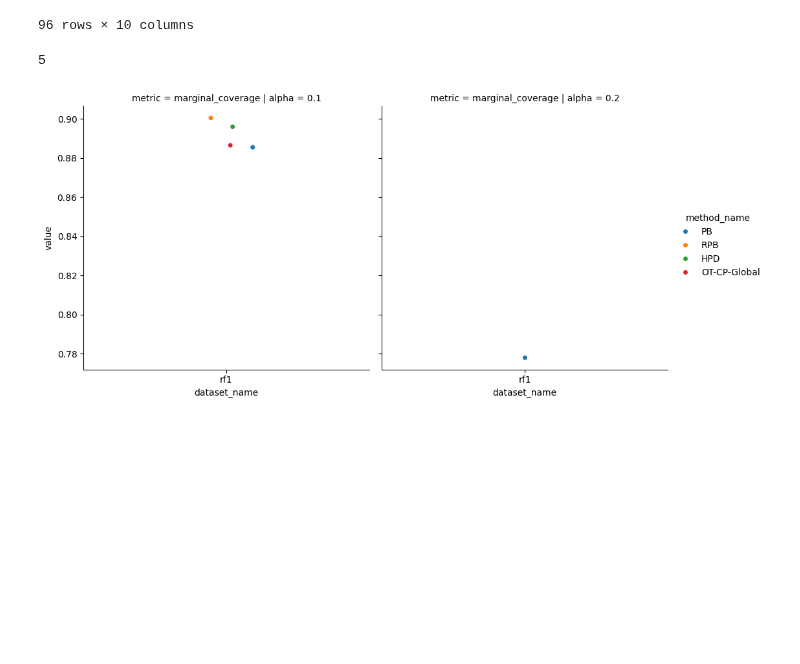
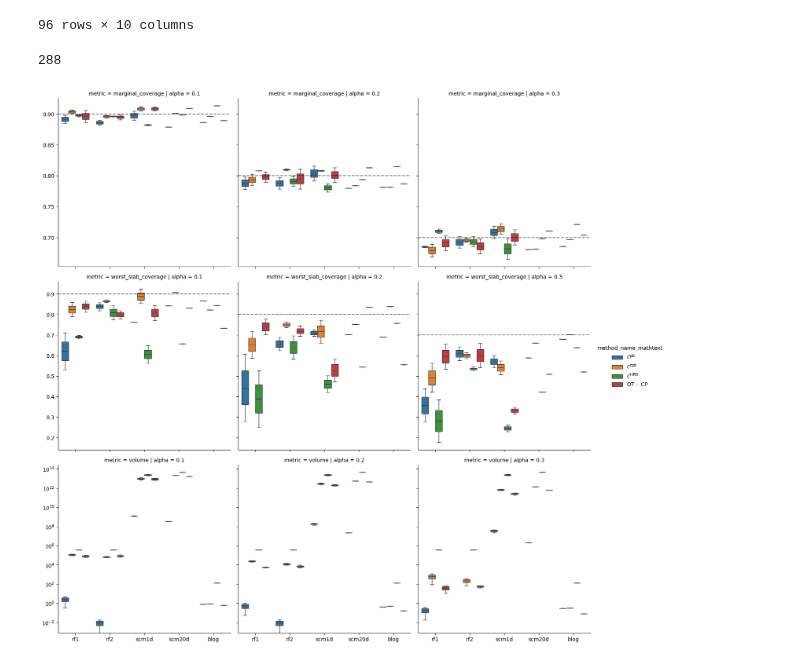
Before and after one commit to VldKnd/conditional_quantile_function, a Jupyter notebook: notebooks/conformal/plot_results.ipynb, the cells around one changed output. Drawn from its saved outputs; the diff is of its cells as text; code cells hidden in the pictures; blank space fills up the shorter version.

Commit message:
update plots

```diff
--- a/notebooks/conformal/plot_results.ipynb
+++ b/notebooks/conformal/plot_results.ipynb
@@ -94,15 +94,22 @@ df
 # %%
 metrics_columns = ["marginal_coverage", "worst_slab_coverage", "volume"]
 id_vars = list(df.columns.difference(metrics_columns))
-df_melted = pd.melt(df, id_vars=id_vars, value_vars=metrics_columns, var_name="metric", value_name="value").head()
+df_melted = pd.melt(df, id_vars=id_vars, value_vars=metrics_columns, var_name="metric", value_name="value")
 # %%
 len(df_melted)
 # %% [output]
-5
+288
 # %%
-g_cov = sns.catplot(
-    data=df_melted,
-    x="dataset_name", y="value", col="alpha", row="metric", hue="method_name"
+g_all = sns.catplot(
+    data=df_melted, kind="box",
+    x="dataset_name", y="value", col="alpha", row="metric", hue="method_name_mathtext",
+    sharey="row",
 )
+g_all.set_axis_labels("", "")
+for (metric_name, alpha), ax in g_all.axes_dict.items():
+    if metric_name != "volume":
+        ax.axhline(1 - alpha, ls="--", c="k", alpha=0.5)
+    else:
+        ax.set_yscale("log")
 # %% [output]
-[figure, old version]
+[figure, new version]
```
Also changed, not shown: parts of 1 cell of this notebook.
